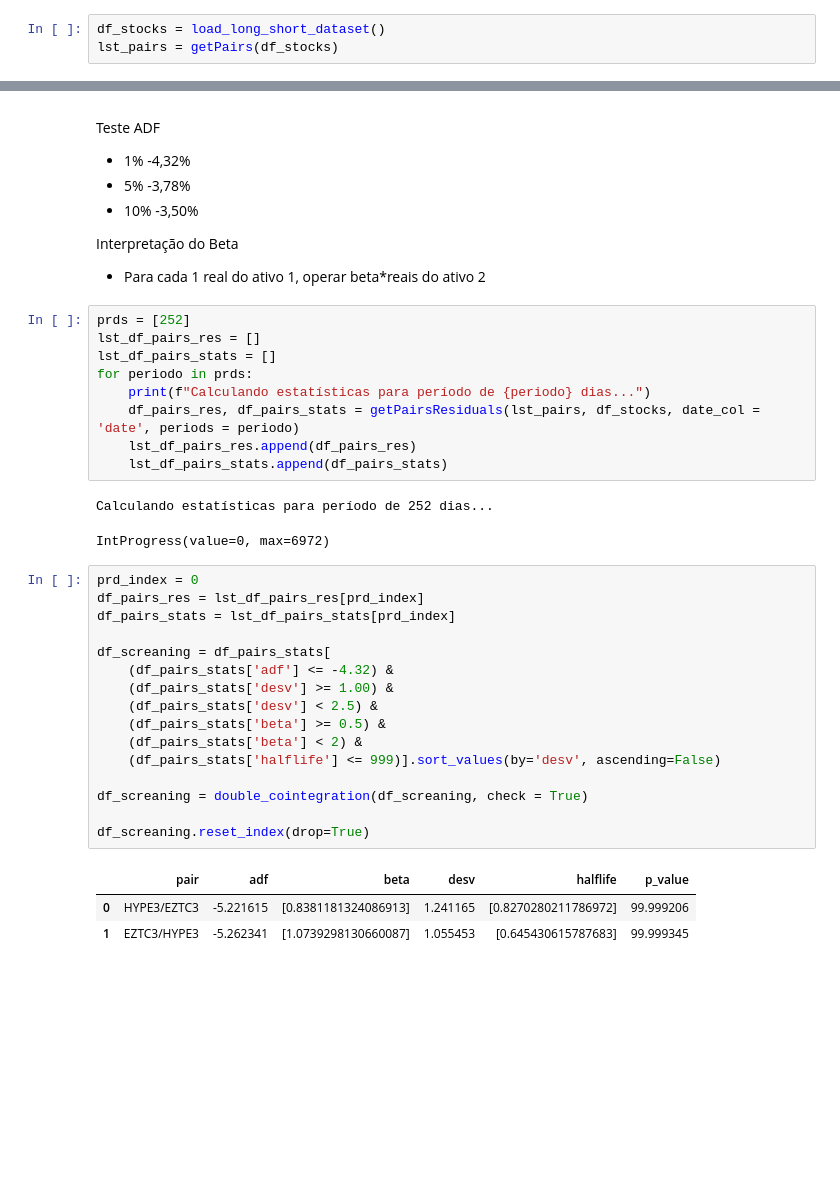
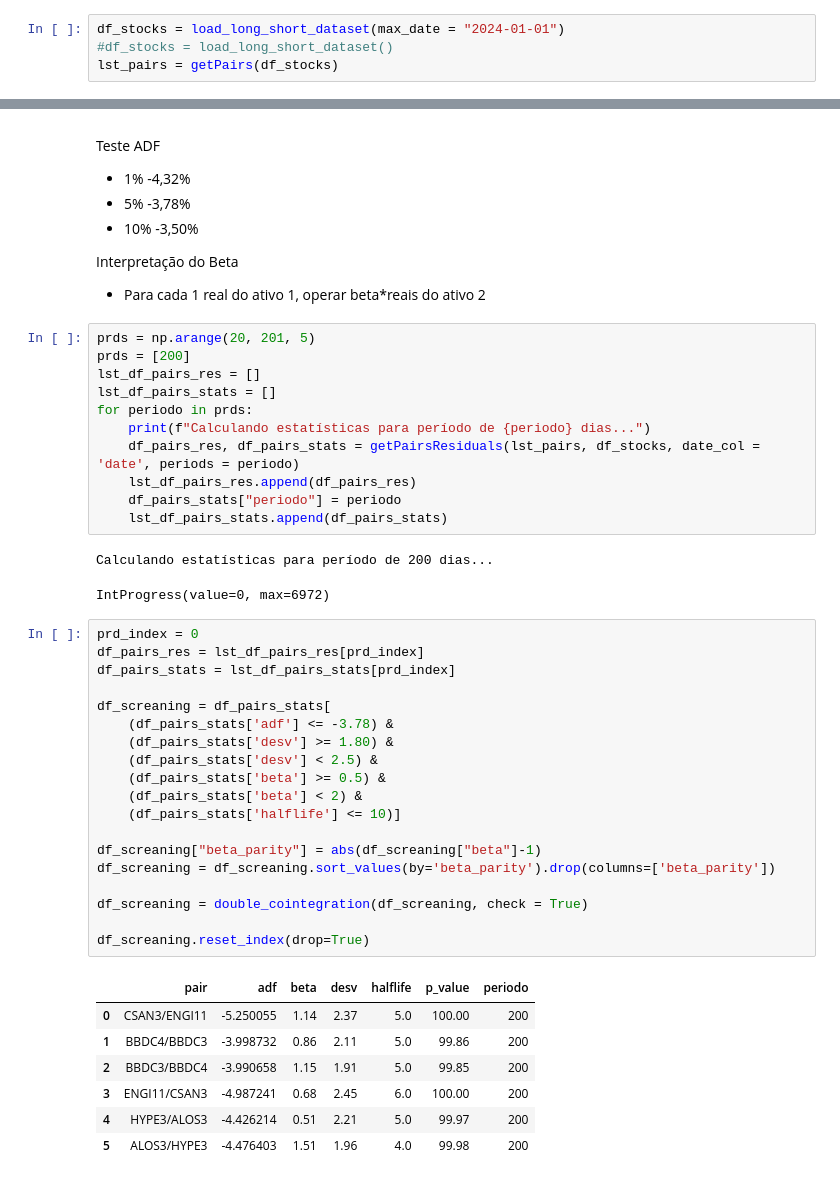
Before and after one commit to caiokinupp/py_lsbr, a Jupyter notebook: Screaming L&S.ipynb, the cells around one changed output, grey strips where cells are left out. Cells and saved outputs as stored; diff of their text form; blank space fills up the shorter version.

```diff
--- a/Screaming L&S.ipynb
+++ b/Screaming L&S.ipynb
@@ -158,7 +212,8 @@ def double_cointegration(df, check = False):
 # %%
 create_long_short_dataset(LST_B3_STOCKS, "2018-01-01", None, source = 'yahoo')
 # %%
-df_stocks = load_long_short_dataset()
+df_stocks = load_long_short_dataset(max_date = "2024-01-01")
+#df_stocks = load_long_short_dataset()
 lst_pairs = getPairs(df_stocks)
 # %% [markdown]
 ## L&S Screaning
@@ -177,36 +232,45 @@ Teste ADF
 Interpretação do Beta
 - Para cada 1 real do ativo 1, operar beta*reais do ativo 2
 # %%
-prds = [252]
+prds = np.arange(20, 201, 5)
+prds = [200]
 lst_df_pairs_res = []
 lst_df_pairs_stats = []
 for periodo in prds:
     print(f"Calculando estatísticas para período de {periodo} dias...")
     df_pairs_res, df_pairs_stats = getPairsResiduals(lst_pairs, df_stocks, date_col = 'date', periods = periodo)
     lst_df_pairs_res.append(df_pairs_res)
+    df_pairs_stats["periodo"] = periodo
     lst_df_pairs_stats.append(df_pairs_stats)
 # %% [output]
-Calculando estatísticas para período de 252 dias...
+Calculando estatísticas para período de 200 dias...
 IntProgress(value=0, max=6972)
 # %%
 prd_index = 0
 df_pairs_res = lst_df_pairs_res[prd_index]
 df_pairs_stats = lst_df_pairs_stats[prd_index]
 
 df_screaning = df_pairs_stats[
-    (df_pairs_stats['adf'] <= -4.32) &
-    (df_pairs_stats['desv'] >= 1.00) &
+    (df_pairs_stats['adf'] <= -3.78) &
+    (df_pairs_stats['desv'] >= 1.80) &
     (df_pairs_stats['desv'] < 2.5) &
     (df_pairs_stats['beta'] >= 0.5) &
     (df_pairs_stats['beta'] < 2) &
-    (df_pairs_stats['halflife'] <= 999)].sort_values(by='desv', ascending=False)
+    (df_pairs_stats['halflife'] <= 10)]
+
+df_screaning["beta_parity"] = abs(df_screaning["beta"]-1)
+df_screaning = df_screaning.sort_values(by='beta_parity').drop(columns=['beta_parity'])
 
 df_screaning = double_cointegration(df_screaning, check = True)
 
 df_screaning.reset_index(drop=True)
 # %% [output]
-|  | pair | adf | beta | desv | halflife | p_value |
-| 0 | HYPE3/EZTC3 | -5.221615 | [0.8381181324086913] | 1.241165 | [0.8270280211786972] | 99.999206 |
-| 1 | EZTC3/HYPE3 | -5.262341 | [1.0739298130660087] | 1.055453 | [0.645430615787683] | 99.999345 |
+|  | pair | adf | beta | desv | halflife | p_value | periodo |
+| 0 | CSAN3/ENGI11 | -5.250055 | 1.14 | 2.37 | 5.0 | 100.00 | 200 |
+| 1 | BBDC4/BBDC3 | -3.998732 | 0.86 | 2.11 | 5.0 | 99.86 | 200 |
+| 2 | BBDC3/BBDC4 | -3.990658 | 1.15 | 1.91 | 5.0 | 99.85 | 200 |
+| 3 | ENGI11/CSAN3 | -4.987241 | 0.68 | 2.45 | 6.0 | 100.00 | 200 |
+| 4 | HYPE3/ALOS3 | -4.426214 | 0.51 | 2.21 | 5.0 | 99.97 | 200 |
+| 5 | ALOS3/HYPE3 | -4.476403 | 1.51 | 1.96 | 4.0 | 99.98 | 200 |
 # %%
 for n_pair in range(len(df_screaning)):
```
Also changed, not shown: parts of 5 cells of this notebook, 1 other file.
